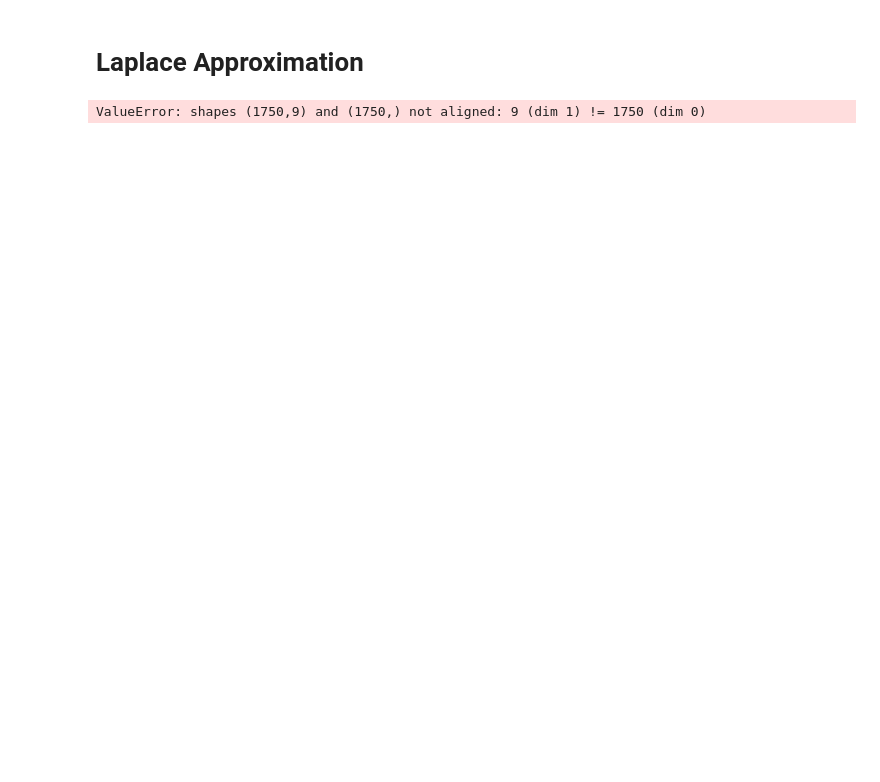
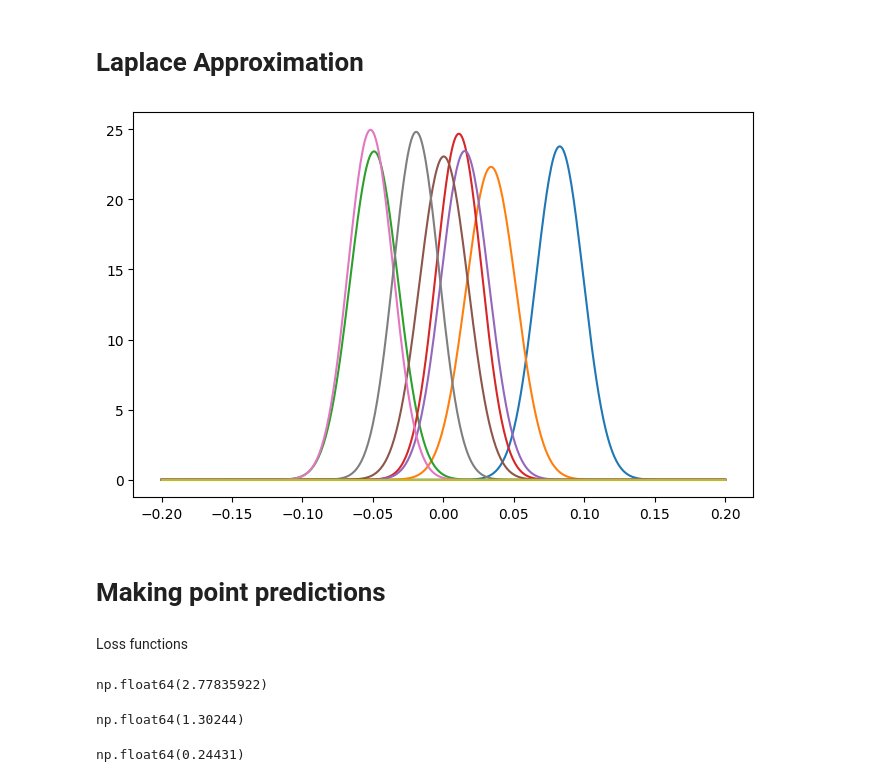
Before and after one commit to MatejVre/Bayesian_Inference, a Jupyter notebook: bayesian_inference.ipynb, the cells around one changed output. Saved outputs shown, nothing was run; the diff lists cells and outputs as text; code cells hidden in the pictures; blank space fills up the shorter version.

```diff
--- a/bayesian_inference.ipynb
+++ b/bayesian_inference.ipynb
@@ -106,6 +119,7 @@ NameError: name 'az' is not defined
 from scipy.optimize import minimize
 
 X_train_1 = np.column_stack((X_train, np.ones(X_train.shape[0])))
+X_test
 betas_0 = np.zeros(X_train_1.shape[1])
 alpha = 5
 
@@ -113,11 +127,19 @@ def neg_log_posterior(betas, X, y, alpha):
     eta = X @ betas
     return np.sum(np.exp(eta) - y * eta) + (1 / (2 * alpha)) * np.sum(betas**2)
 
+# def grad(betas, X, y, alpha):
+#     return - X @ y + X @ np.exp(X @ betas) + 1/alpha * betas
+
 def grad(betas, X, y, alpha):
-    return - np.dot(X, y) - np.dot(X, np.exp(np.dot(X, betas))) + 1/alpha * betas
+    return X.T @ (np.exp(X @ betas) - y) + (1 / alpha) * betas
 
-def hessian(betas, X, alpha):
-    return - np.dot(X, np.diag(np.exp(np.dot(X, betas)))) @ X + 1/alpha * np.eye(X.shape[0], X.shape[0])
+# def hessian(betas, X, y, alpha):
+#     return - X @ np.diag(np.exp(X @ betas)) @ X + 1/alpha * np.eye(X.shape[0], X.shape[0])
+
+def hessian(betas, X, y, alpha):
+    mu = np.exp(X @ betas)
+    D = np.diag(mu)
+    return X.T @ D @ X + (1 / alpha) * np.eye(X.shape[1])
 
 res = minimize(
     neg_log_posterior,
@@ -127,5 +149,27 @@ res = minimize(
     jac=grad,
     hess=hessian
 )
-# %% [output]
-ValueError: shapes (1750,9) and (1750,) not aligned: 9 (dim 1) != 1750 (dim 0)
+# %%
+import matplotlib.pyplot as plt
+from scipy.stats import norm, multivariate_normal, mode
+import numpy as np
+betas = res.x
+
+hess = hessian(betas, X_train_1, y_train, alpha)
+cov = np.linalg.inv(hess)
+
+x_vals = np.linspace(-0.2, 0.2, 500)  # Adjust range if needed
+plt.figure(figsize=(8, 5))
+
+for i, b in enumerate(betas):
+    mean = b
+    variance = cov[i][i]
+    std = np.sqrt(variance)
+    y_vals = norm.pdf(x_vals, loc=mean, scale=std)
+    plt.plot(x_vals, y_vals, label=f'β{i}')
+# %% [output]
+[figure, added]
+# %% [markdown]
+# Making point predictions
+# %% [markdown]
+Loss functions
@@ -131,0 +212,8 @@ ValueError: shapes (1750,9) and (1750,) not aligned: 9 (dim 1) != 1750 (dim 0)
+# %%
+display(squared_error(y_samples, ground_truths_for_MSE))
+display(absolute_error(y_samples, ground_truths_for_MAE))
+accuracy(y_samples, ground_truths_for_ACC)
+# %% [output]
+np.float64(2.77835922)
+np.float64(1.30244)
+np.float64(0.24431)
```
Also changed, not shown: parts of 6 cells of this notebook.
